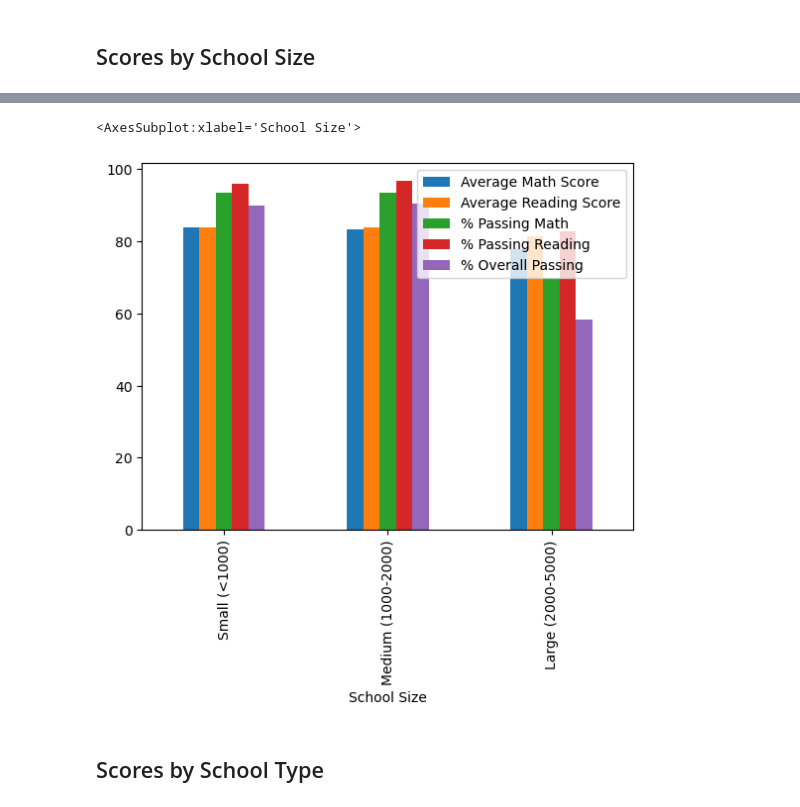
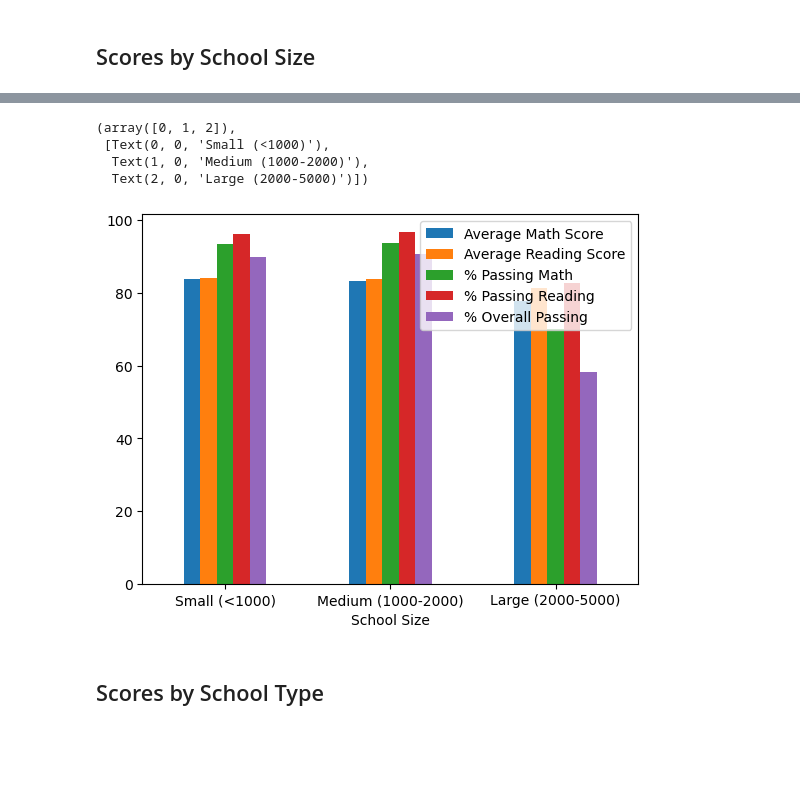
Before and after one commit to ethanwright96/pandas-challenge, a Jupyter notebook: PyCitySchools/main.ipynb, the cells around one changed output, grey strips where cells are left out. Saved outputs shown, nothing was run; the diff lists cells and outputs as text; code cells hidden in the pictures; blank space fills up the shorter version.

```diff
--- a/PyCitySchools/main.ipynb
+++ b/PyCitySchools/main.ipynb
@@ -549,9 +551,13 @@ size_summary
 | Large (2000-5000) | 77.75 | 81.34 | 69.96 | 82.77 | 58.29 |
 # %%
 size_summary.plot.bar()
+plt.xticks(rotation=0)
 # %% [output]
-<AxesSubplot:xlabel='School Size'>
+(array([0, 1, 2]),
+ [Text(0, 0, 'Small (<1000)'),
+  Text(1, 0, 'Medium (1000-2000)'),
+  Text(2, 0, 'Large (2000-5000)')])
-[figure, old version]
+[figure, new version]
 # %% [markdown]
 ## Scores by School Type
 # %%
```
Also changed, not shown: parts of 6 cells of this notebook, 1 other file.
